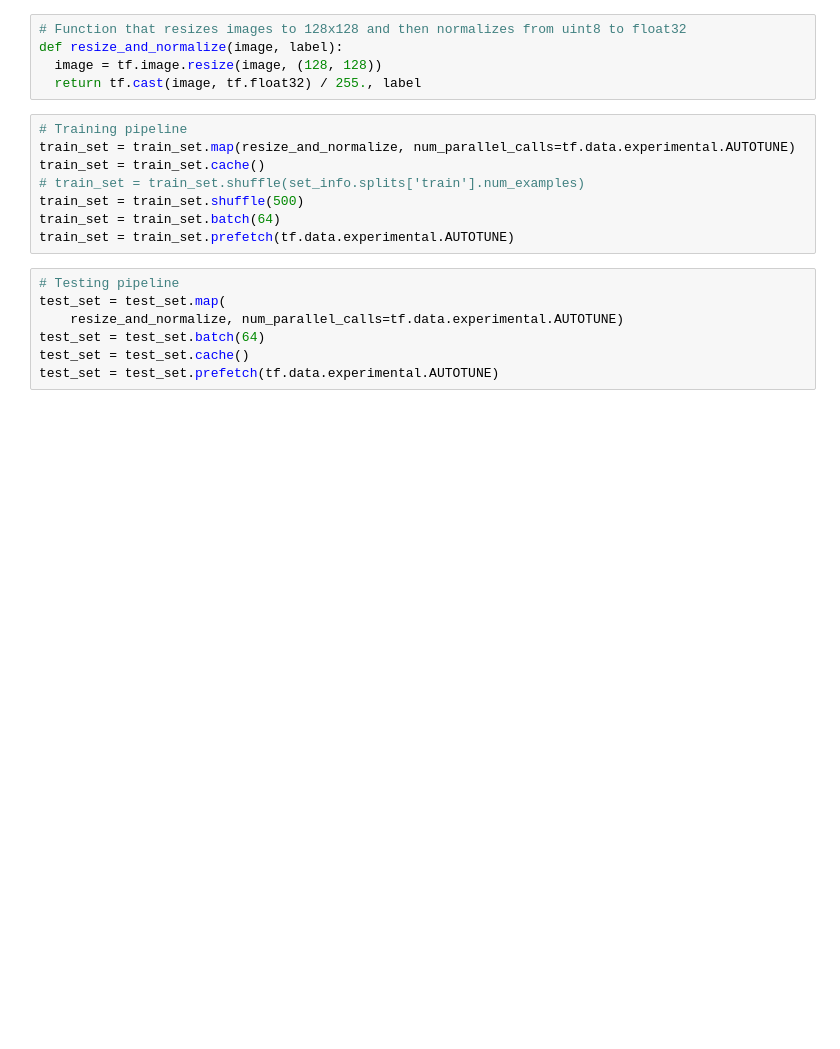
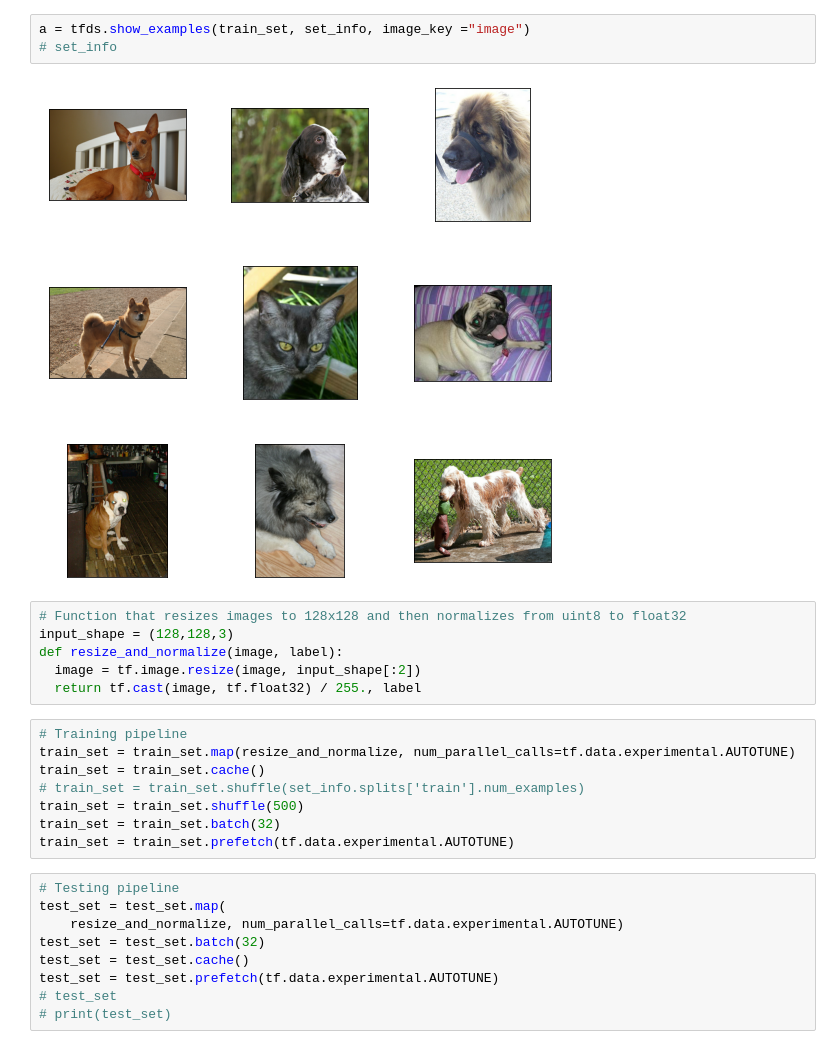
Before and after one commit to BorisWinter/DeepLearning_a1, a Jupyter notebook: a1_test_pets.ipynb, the cells around one changed output. Drawn from its saved outputs; the diff is of its cells as text; blank space fills up the shorter version.

```diff
--- a/a1_test_pets.ipynb
+++ b/a1_test_pets.ipynb
@@ -16,7 +48,13 @@ import tensorflow_datasets as tfds
+# %%
+a = tfds.show_examples(train_set, set_info, image_key ="image")
+# set_info
+# %% [output]
+[figure, added]
 # %%
 # Function that resizes images to 128x128 and then normalizes from uint8 to float32
+input_shape = (128,128,3)
 def resize_and_normalize(image, label):
-  image = tf.image.resize(image, (128, 128))
+  image = tf.image.resize(image, input_shape[:2])
   return tf.cast(image, tf.float32) / 255., label
 # %%
 # Training pipeline
@@ -24,13 +62,15 @@ train_set = train_set.map(resize_and_normalize, num_parallel_calls=tf.data.exper
 train_set = train_set.cache()
 # train_set = train_set.shuffle(set_info.splits['train'].num_examples)
 train_set = train_set.shuffle(500)
-train_set = train_set.batch(64)
+train_set = train_set.batch(32)
 train_set = train_set.prefetch(tf.data.experimental.AUTOTUNE)
 # %%
 # Testing pipeline
 test_set = test_set.map(
     resize_and_normalize, num_parallel_calls=tf.data.experimental.AUTOTUNE)
-test_set = test_set.batch(64)
+test_set = test_set.batch(32)
 test_set = test_set.cache()
 test_set = test_set.prefetch(tf.data.experimental.AUTOTUNE)
+# test_set
+# print(test_set)
 # %%
```
Also changed, not shown: parts of 12 cells of this notebook.
